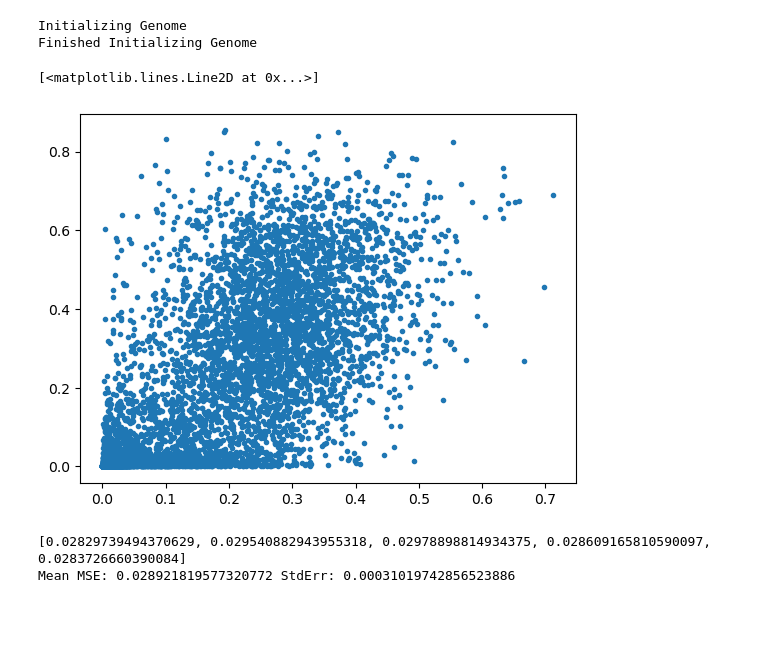
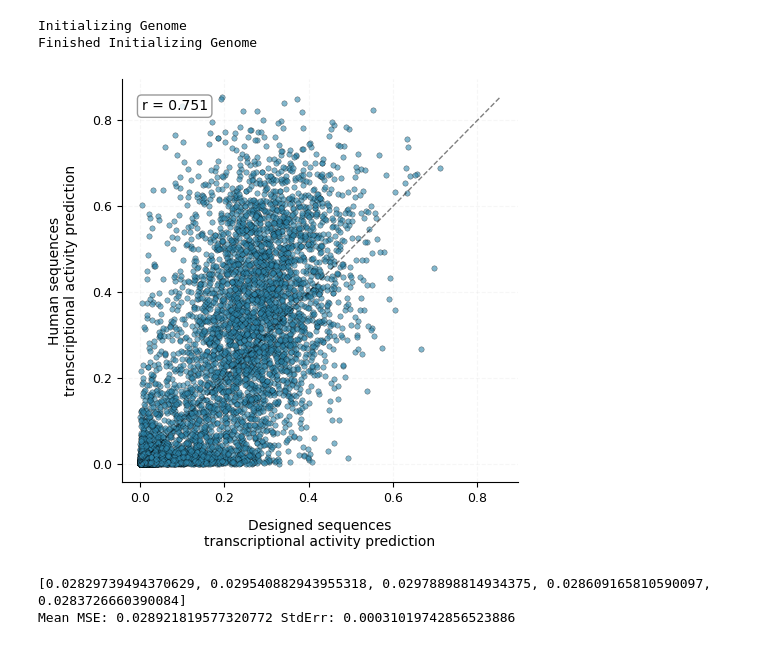
Before and after one commit to hashaam13/flow, a Jupyter notebook: promoter_analysis.ipynb, the cells around one changed output. Cells and saved outputs as stored; diff of their text form; code cells hidden in the pictures; blank space fills up the shorter version.

```diff
--- a/promoter_analysis.ipynb
+++ b/promoter_analysis.ipynb
@@ -127,11 +127,53 @@ exp1 = (10**np.concatenate(test_datasets, axis=0)[:,:,4]-1).sum(axis=-1)
 exp2 = (np.concatenate(test_datasets, axis=0)[:,:,4]-1).sum(axis=-1)
 exp3 = (np.concatenate(test_datasets, axis=0)[:,:,4]).sum(axis=-1)
 # %%
-plt.plot(allsamples_pred[:,:,seifeatures[1].str.strip().values=='H3K4me3'].mean(axis=-1).mean(0),
-        testsamples_pred[:,seifeatures[1].str.strip().values=='H3K4me3'].mean(axis=-1),'.')
+fig, ax = plt.subplots(1, 1, figsize=(5, 5))  # Square, single column width
+
+# Extract data
+x_data = allsamples_pred[:,:,seifeatures[1].str.strip().values=='H3K4me3'].mean(axis=-1).mean(0)
+y_data = testsamples_pred[:,seifeatures[1].str.strip().values=='H3K4me3'].mean(axis=-1)
+
+# Scatter with improved styling
+scatter = ax.scatter(x_data, y_data,
+                     s=15,  # Smaller points
+                     alpha=0.6,
+                     edgecolors='black',
+                     linewidth=0.3,
+                     c='#2E86AB')  # Nice blue color
+
+# Add 1:1 line for reference
+lims = [min(x_data.min(), y_data.min()), max(x_data.max(), y_data.max())]
+ax.plot(lims, lims, 'k--', alpha=0.5, linewidth=1, label='y = x')
+
+# Labels with publication styling
+ax.set_xlabel('Designed sequences\ntranscriptional activity prediction', fontsize=10, labelpad=10)
+ax.set_ylabel('Human sequences\ntranscriptional activity prediction', fontsize=10, labelpad=10)
+
+# Calculate and display correlation
+corr = np.corrcoef(x_data, y_data)[0, 1]
+ax.text(0.05, 0.95, f'r = {corr:.3f}',
+        transform=ax.transAxes, fontsize=10,
+        verticalalignment='top',
+        bbox=dict(boxstyle='round,pad=0.3', facecolor='white', alpha=0.8, edgecolor='gray'))
+
+# Clean styling
+ax.spines['top'].set_visible(False)
+ax.spines['right'].set_visible(False)
+ax.tick_params(axis='both', which='major', labelsize=9)
+ax.grid(True, alpha=0.1, linestyle='--')
+
+plt.tight_layout()
+
+# Save for paper
+fig.savefig('figures/fig3c_h3k4me3_correlation.pdf',
+            dpi=600,
+            bbox_inches='tight',
+            pad_inches=0.05,
+            transparent=False)
+
+plt.show()
 # %% [output]
-[<matplotlib.lines.Line2D at 0x...>]
-[figure, old version]
+[figure, new version]
 # %%
 # Compute MSE per generation
 acc = []
```
Also changed, not shown: 2 other files.
